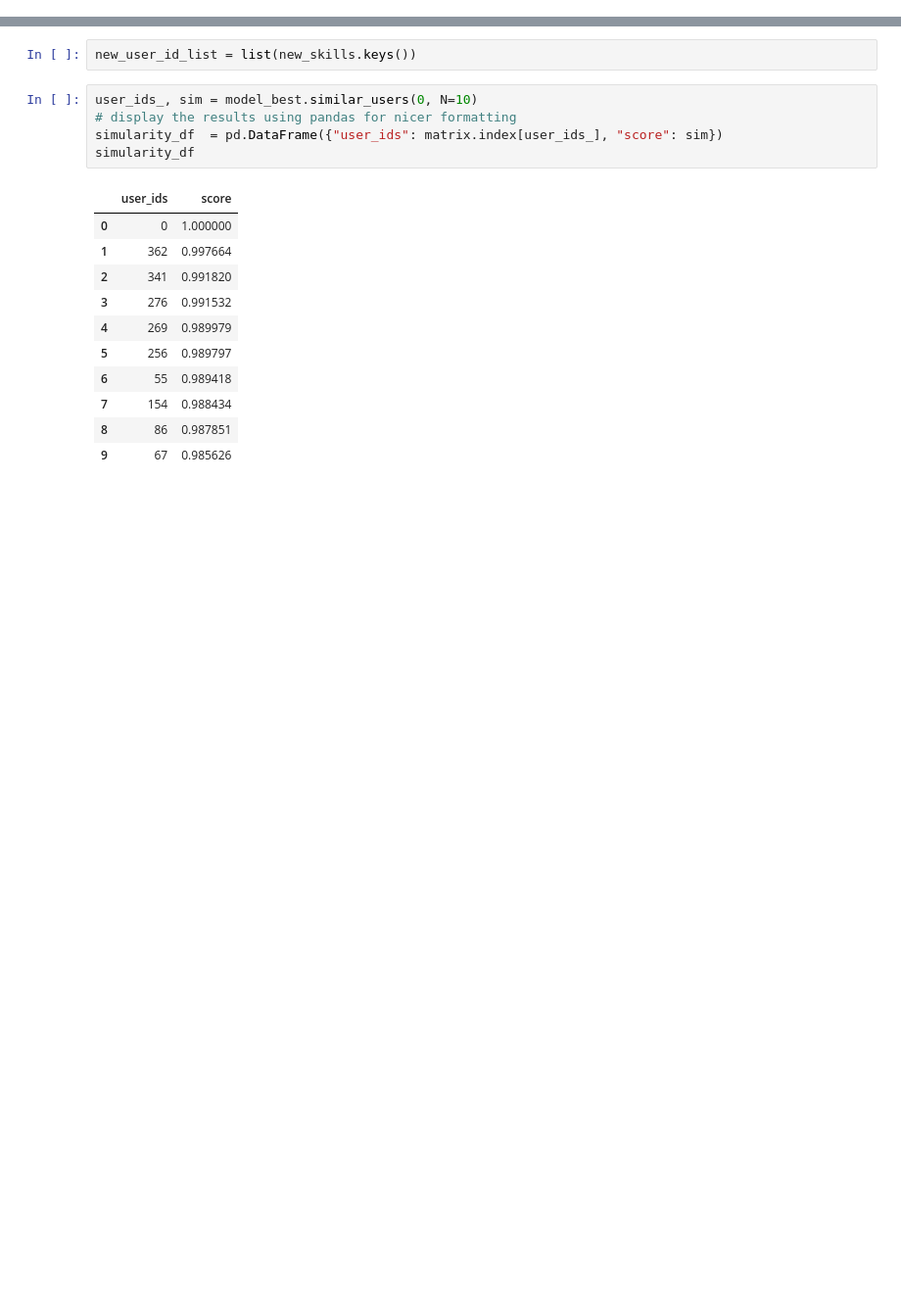
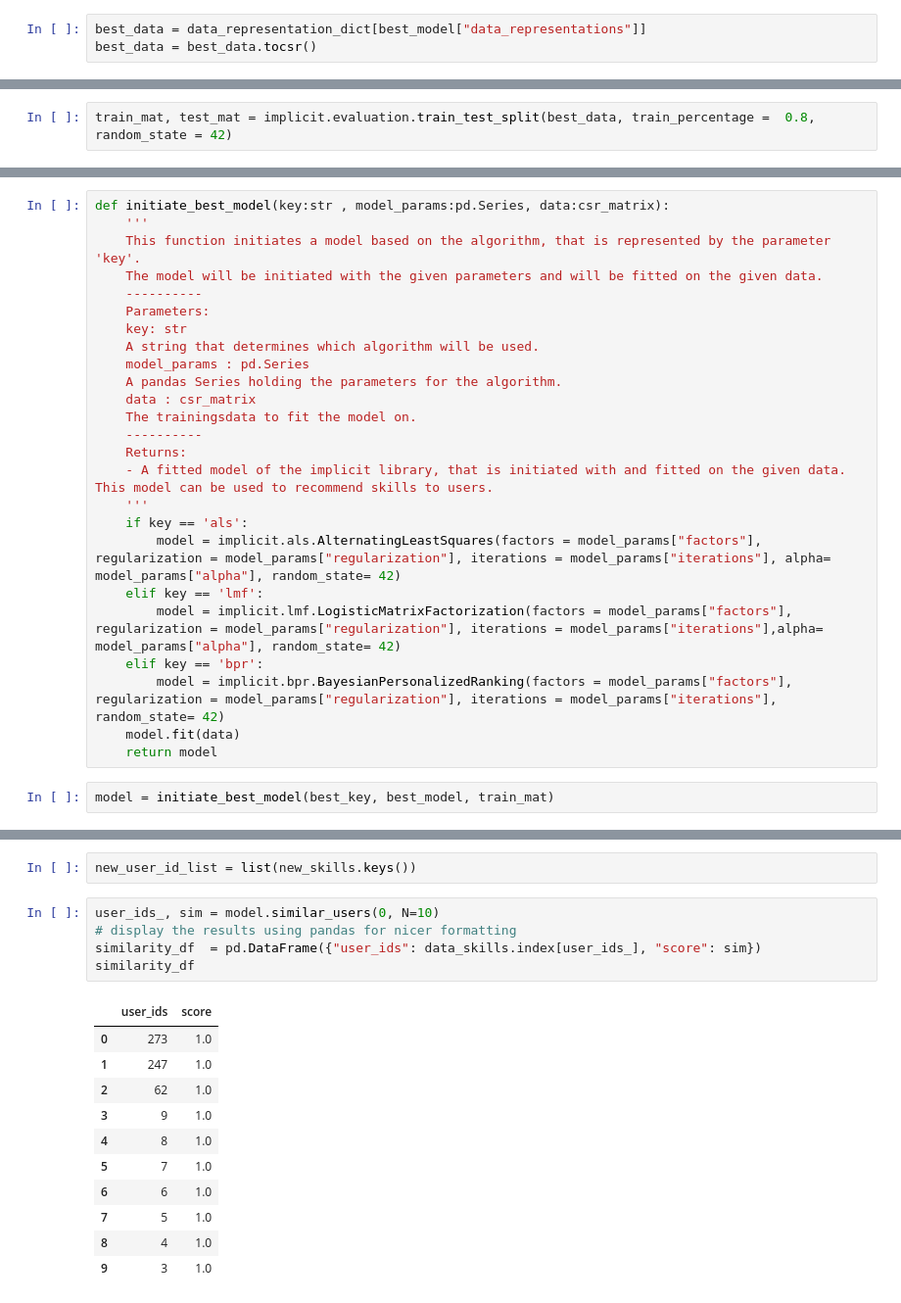
Before and after one commit to maximizer36/DS_AP, a Jupyter notebook: AP_binary_implicit_lib2.ipynb, the cells around one changed output, grey strips where cells are left out. Shown at 98% size. Saved outputs shown, nothing was run; the diff lists cells and outputs as text; blank space fills up the shorter version.

```diff
--- a/AP_binary_implicit_lib2.ipynb
+++ b/AP_binary_implicit_lib2.ipynb
@@ -529,0 +603,3 @@ recommendations_df
+# %%
+best_data = data_representation_dict[best_model["data_representations"]]
+best_data = best_data.tocsr()
@@ -529,0 +608,2 @@ recommendations_df
+# %%
+train_mat, test_mat = implicit.evaluation.train_test_split(best_data, train_percentage =  0.8, random_state = 42)
@@ -529,0 +612,27 @@ recommendations_df
+# %%
+def initiate_best_model(key:str , model_params:pd.Series, data:csr_matrix):
+    '''
+    This function initiates a model based on the algorithm, that is represented by the parameter 'key'.
+    The model will be initiated with the given parameters and will be fitted on the given data.
+    ----------
+    Parameters:
+    key: str
+    A string that determines which algorithm will be used.
+    model_params : pd.Series
+    A pandas Series holding the parameters for the algorithm.
+    data : csr_matrix
+    The trainingsdata to fit the model on.
+    ----------
+    Returns:
+    - A fitted model of the implicit library, that is initiated with and fitted on the given data. This model can be used to recommend skills to users.
+    '''
+    if key == 'als':
+        model = implicit.als.AlternatingLeastSquares(factors = model_params["factors"], regularization = model_params["regularization"], iterations = model_params["iterations"], alpha= model_params["alpha"], random_state= 42)
+    elif key == 'lmf':
+        model = implicit.lmf.LogisticMatrixFactorization(factors = model_params["factors"], regularization = model_params["regularization"], iterations = model_params["iterations"],alpha= model_params["alpha"], random_state= 42)
+    elif key == 'bpr':
+        model = implicit.bpr.BayesianPersonalizedRanking(factors = model_params["factors"], regularization = model_params["regularization"], iterations = model_params["iterations"], random_state= 42)
+    model.fit(data)
+    return model
+# %%
+model = initiate_best_model(best_key, best_model, train_mat)
@@ -579,19 +1090,19 @@ new_skills = {
 # %%
 new_user_id_list = list(new_skills.keys())
 # %%
-user_ids_, sim = model_best.similar_users(0, N=10)
+user_ids_, sim = model.similar_users(0, N=10)
 # display the results using pandas for nicer formatting
-simularity_df  = pd.DataFrame({"user_ids": matrix.index[user_ids_], "score": sim})
-simularity_df
+similarity_df  = pd.DataFrame({"user_ids": data_skills.index[user_ids_], "score": sim})
+similarity_df
 # %% [output]
 |  | user_ids | score |
-| 0 | 0 | 1.000000 |
-| 1 | 362 | 0.997664 |
-| 2 | 341 | 0.991820 |
-| 3 | 276 | 0.991532 |
-| 4 | 269 | 0.989979 |
-| 5 | 256 | 0.989797 |
-| 6 | 55 | 0.989418 |
-| 7 | 154 | 0.988434 |
-| 8 | 86 | 0.987851 |
-| 9 | 67 | 0.985626 |
+| 0 | 273 | 1.0 |
+| 1 | 247 | 1.0 |
+| 2 | 62 | 1.0 |
+| 3 | 9 | 1.0 |
+| 4 | 8 | 1.0 |
+| 5 | 7 | 1.0 |
+| 6 | 6 | 1.0 |
+| 7 | 5 | 1.0 |
+| 8 | 4 | 1.0 |
+| 9 | 3 | 1.0 |
```
Also changed, not shown: parts of 186 cells of this notebook.
